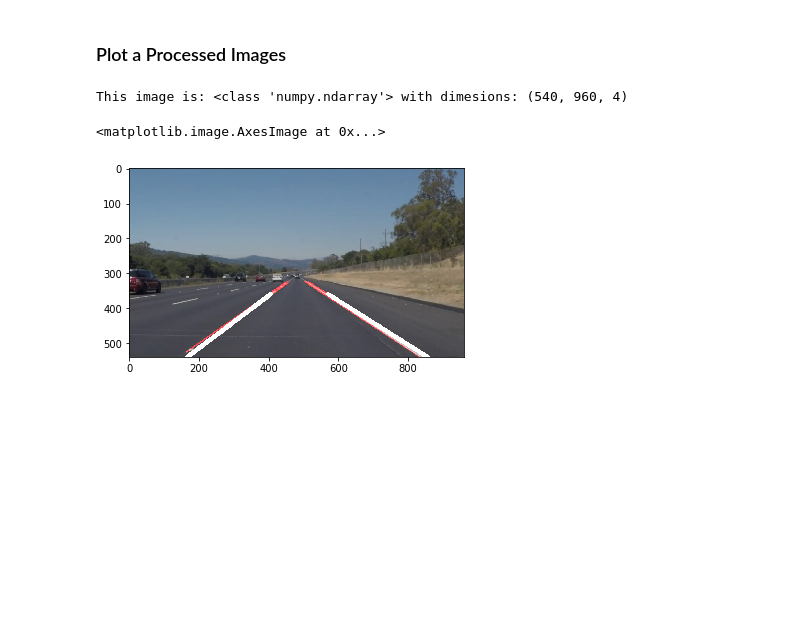
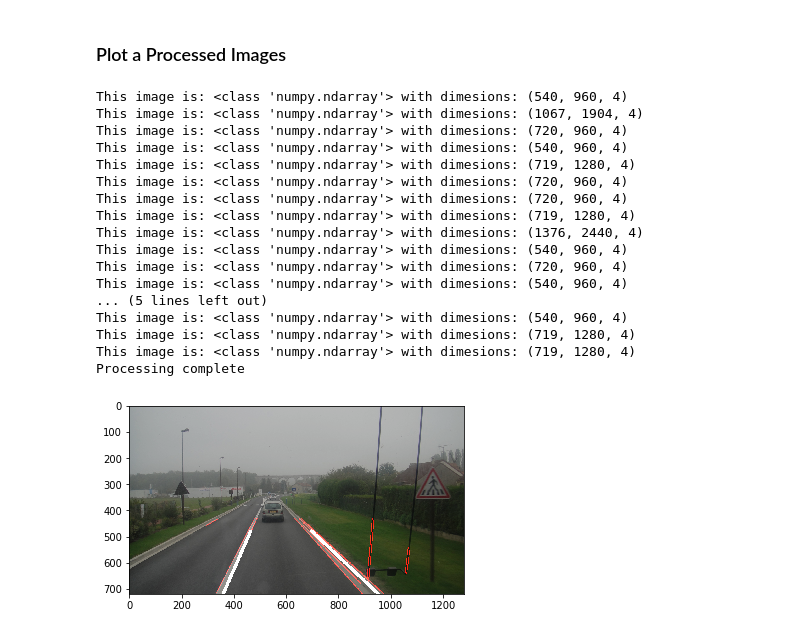
Before and after one commit to iamsiddhantsahu/Lane-Detection-, a Jupyter notebook: Lane Detection.ipynb, the cells around one changed output. Saved outputs shown, nothing was run; the diff lists cells and outputs as text; code cells hidden in the pictures; blank space fills up the shorter version.

```diff
--- a/Lane Detection.ipynb
+++ b/Lane Detection.ipynb
@@ -254,11 +257,28 @@ Processing complete.
 # %% [markdown]
 ### Plot a Processed Images
 # %%
-image = mpimg.imread('test_images_out/solidWhiteRight.jpg')
-#printing out some stats and plotting
-print('This image is:', type(image), 'with dimesions:', image.shape)
-plt.imshow(image)
+imageNames = os.listdir("test_images_out")
+for imageName in imageNames:
+    image = mpimg.imread("test_images_out/" + imageName)
+    print('This image is:', type(image), 'with dimesions:', image.shape)
+    plt.imshow(image)
+print("Processing complete")
 # %% [output]
 This image is: <class 'numpy.ndarray'> with dimesions: (540, 960, 4)
+This image is: <class 'numpy.ndarray'> with dimesions: (1067, 1904, 4)
+This image is: <class 'numpy.ndarray'> with dimesions: (720, 960, 4)
+This image is: <class 'numpy.ndarray'> with dimesions: (540, 960, 4)
+This image is: <class 'numpy.ndarray'> with dimesions: (719, 1280, 4)
+This image is: <class 'numpy.ndarray'> with dimesions: (720, 960, 4)
+This image is: <class 'numpy.ndarray'> with dimesions: (720, 960, 4)
+This image is: <class 'numpy.ndarray'> with dimesions: (719, 1280, 4)
+This image is: <class 'numpy.ndarray'> with dimesions: (1376, 2440, 4)
+This image is: <class 'numpy.ndarray'> with dimesions: (540, 960, 4)
+This image is: <class 'numpy.ndarray'> with dimesions: (720, 960, 4)
+This image is: <class 'numpy.ndarray'> with dimesions: (540, 960, 4)
+... (5 lines left out)
+This image is: <class 'numpy.ndarray'> with dimesions: (540, 960, 4)
+This image is: <class 'numpy.ndarray'> with dimesions: (719, 1280, 4)
+This image is: <class 'numpy.ndarray'> with dimesions: (719, 1280, 4)
+Processing complete
-<matplotlib.image.AxesImage at 0x...>
-[figure, old version]
+[figure, new version]
```
Also changed, not shown: parts of 5 cells of this notebook, 4 other files.
